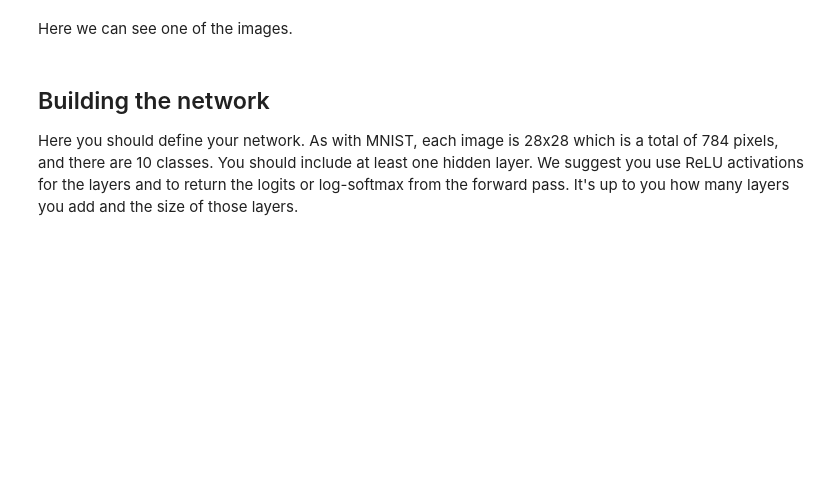
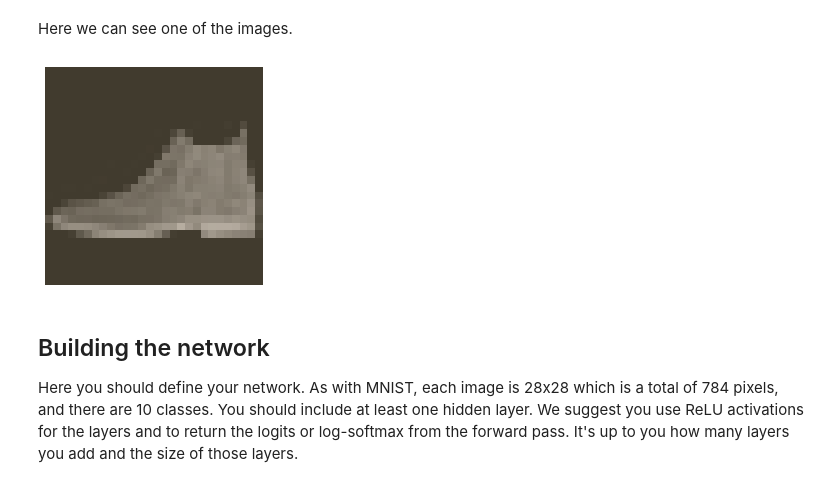
Before and after one commit to Kshitij09/deep-learning-v2-pytorch, a Jupyter notebook: intro-to-pytorch/Part 4 - Fashion-MNIST (Exercises).ipynb, the cells around one changed output. Cells and saved outputs as stored; diff of their text form; code cells hidden in the pictures; blank space fills up the shorter version.

```diff
--- a/intro-to-pytorch/Part 4 - Fashion-MNIST (Exercises).ipynb
+++ b/intro-to-pytorch/Part 4 - Fashion-MNIST (Exercises).ipynb
@@ -12,22 +12,27 @@ First off, let's load the dataset through torchvision.
 import torch
 from torchvision import datasets, transforms
 import helper
+
+device = torch.device("cuda:0" if torch.cuda.is_available() else "cpu")
+torch.backends.cudnn.benchmark = True
 
 # Define a transform to normalize the data
 transform = transforms.Compose([transforms.ToTensor(),
                                 transforms.Normalize((0.5,), (0.5,))])
 # Download and load the training data
 trainset = datasets.FashionMNIST('~/.pytorch/F_MNIST_data/', download=True, train=True, transform=transform)
-trainloader = torch.utils.data.DataLoader(trainset, batch_size=64, shuffle=True)
+trainloader = torch.utils.data.DataLoader(trainset, batch_size=64, shuffle=True, pin_memory=True,num_workers=4)
 
 # Download and load the test data
 testset = datasets.FashionMNIST('~/.pytorch/F_MNIST_data/', download=True, train=False, transform=transform)
-testloader = torch.utils.data.DataLoader(testset, batch_size=64, shuffle=True)
+testloader = torch.utils.data.DataLoader(testset, batch_size=64, shuffle=False, pin_memory=True,num_workers=4)
 # %% [markdown]
 Here we can see one of the images.
 # %%
-image, label = next(iter(trainloader))
+image, label = next(iter(testloader))
 helper.imshow(image[0,:]);
+# %% [output]
+[figure, added]
 # %% [markdown]
 ## Building the network
 
```
Also changed, not shown: parts of 8 cells of this notebook, 9 other files.
